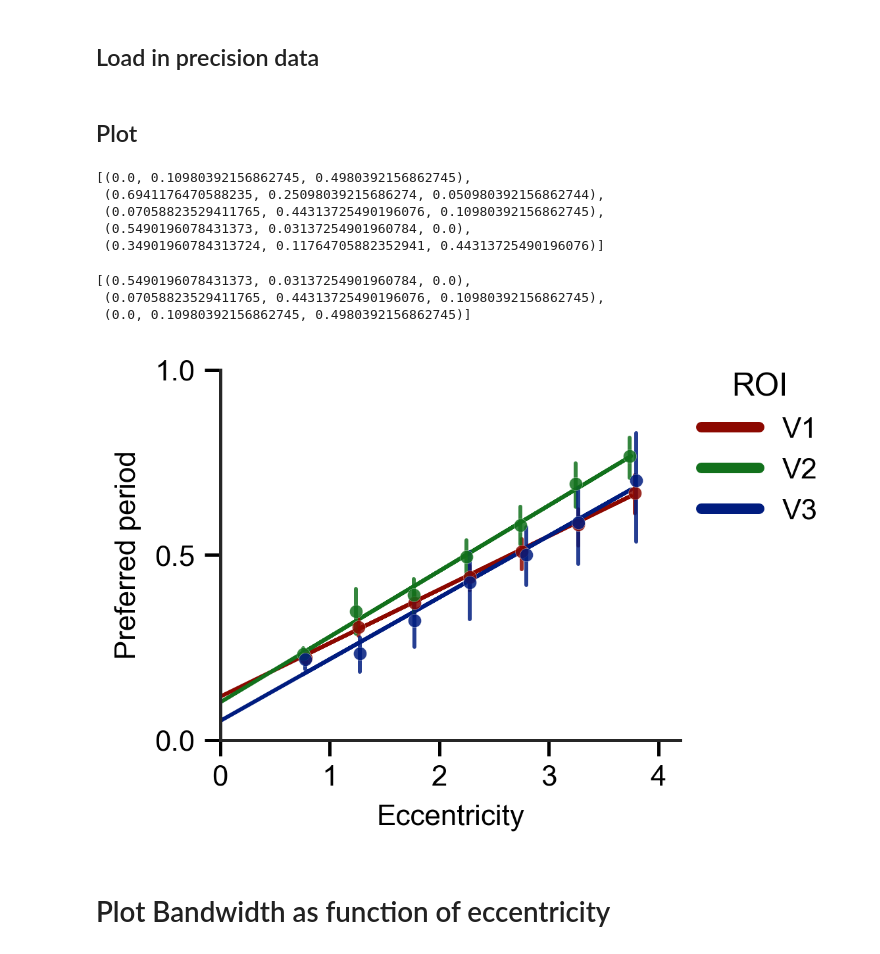
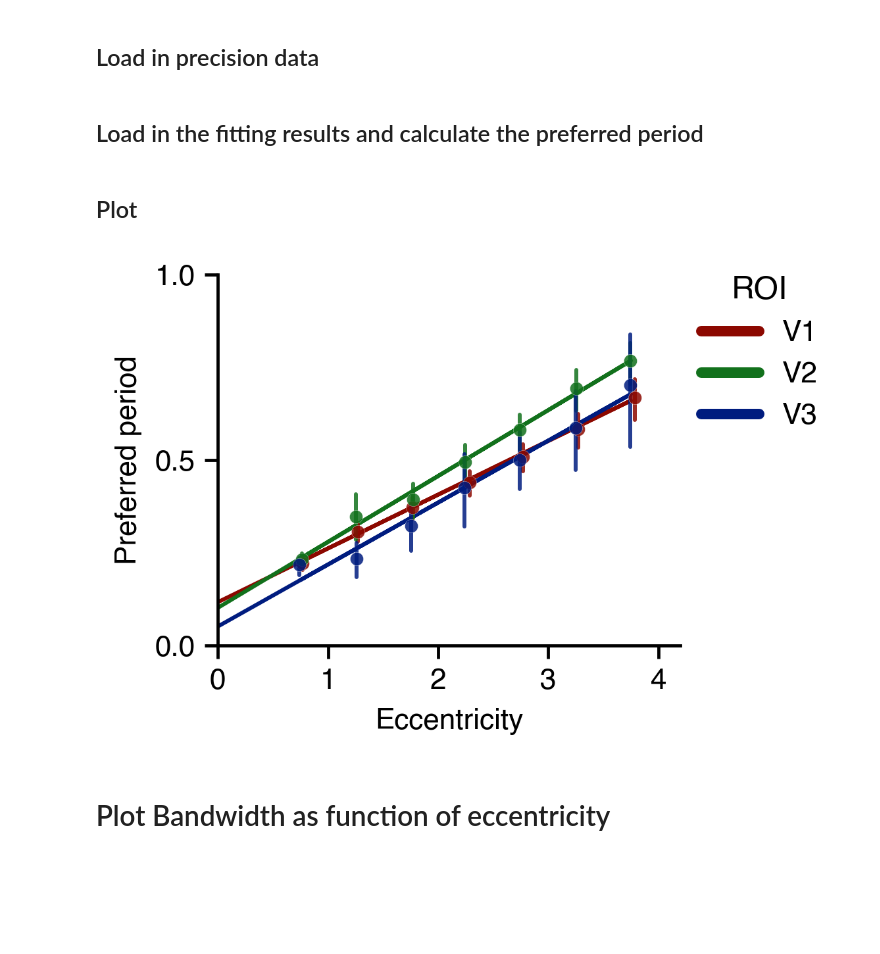
Before and after one commit to JiyeongHa/Spatial-Frequency-Preference_NSDsyn, a Jupyter notebook: notebooks/2.3-plot-tuning-curve-results.ipynb, the cells around one changed output. Cells and saved outputs as stored; diff of their text form; code cells hidden in the pictures; blank space fills up the shorter version.

Commit message:
broderick precision making rules and plot the tuning curves

```diff
--- a/notebooks/2.3-plot-tuning-curve-results.ipynb
+++ b/notebooks/2.3-plot-tuning-curve-results.ipynb
@@ -42,9 +42,7 @@ lr = 0.005
 max_epoch = 8000
 subj_list = [utils.sub_number_to_string(sn, 'nsdsyn') for sn in np.arange(1,9)]
 subj='subj02'
-roi='V2'
 voxels='pRFcenter'
-stim_class='forward-spiral'
 
 # eccentricity bin information
 e1, e2=0.5, 4
@@ -104,6 +102,8 @@ for subj, roi in itertools.product(subj_list, ['V1','V2','V3']):
 precision_v = utils.load_dataframes(file_list)
 precision_s = precision_v.groupby(['sub','vroinames']).mean().reset_index()
 precision_s['precision'] = 1 / precision_s['sigma_v_squared']
+# %% [markdown]
+## Load in the fitting results and calculate the preferred period
 # %%
 args = ['sub', 'class','dset', 'lr', 'eph', 'roi', 'e1', 'e2', 'nbin', 'curbin']
 pt_file_list = []
@@ -118,32 +118,16 @@ tuning_with_precision_df['pp'] = 1/ tuning_with_precision_df['mode']
 fit_df = vis1D.fit_line_to_weighted_mean(tuning_with_precision_df, 'pp', 'precision', groupby=['vroinames'])
 # %% [markdown]
 ## Plot
-# %%
-sns.color_palette('dark',5)
-# %% [output]
-[(0.0, 0.10980392156862745, 0.4980392156862745),
- (0.6941176470588235, 0.25098039215686274, 0.050980392156862744),
- (0.07058823529411765, 0.44313725490196076, 0.10980392156862745),
- (0.5490196078431373, 0.03137254901960784, 0.0),
- (0.34901960784313724, 0.11764705882352941, 0.44313725490196076)]
-# %%
-a = [3,2,0]
-pal = [sns.color_palette('dark', 10)[:][k] for k in a]
-pal
-# %% [output]
-[(0.5490196078431373, 0.03137254901960784, 0.0),
- (0.07058823529411765, 0.44313725490196076, 0.10980392156862745),
- (0.0, 0.10980392156862745, 0.4980392156862745)]
 # %%
 a = [3,2,0]
 roi_pal = [sns.color_palette('dark', 10)[:][k] for k in a]
-g = vis1D.plot_preferred_period(tuning_with_precision_df,
+g = vis1D.plot_preferred_period(tuning_with_precision_df, fit_df=fit_df,
                                 preferred_period='pp', precision='precision', hue='vroinames',
-                                hue_order=['V1','V2','V3'], fit_df=fit_df, lgd_title='ROI',
+                                hue_order=['V1','V2','V3'], lgd_title='ROI',
                                 pal=roi_pal,
                                 save_path=None)
 # %% [output]
-[figure, old version]
+[figure, new version]
 # %% [markdown]
 # Plot Bandwidth as function of eccentricity
 # %%
```
Also changed, not shown: parts of 17 cells of this notebook, 3 other files.
